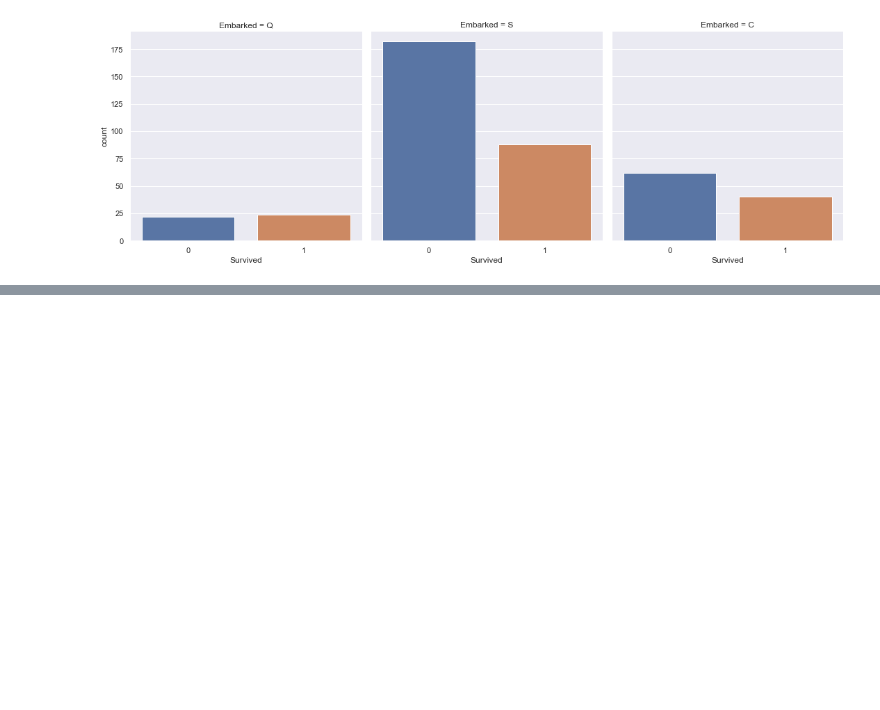
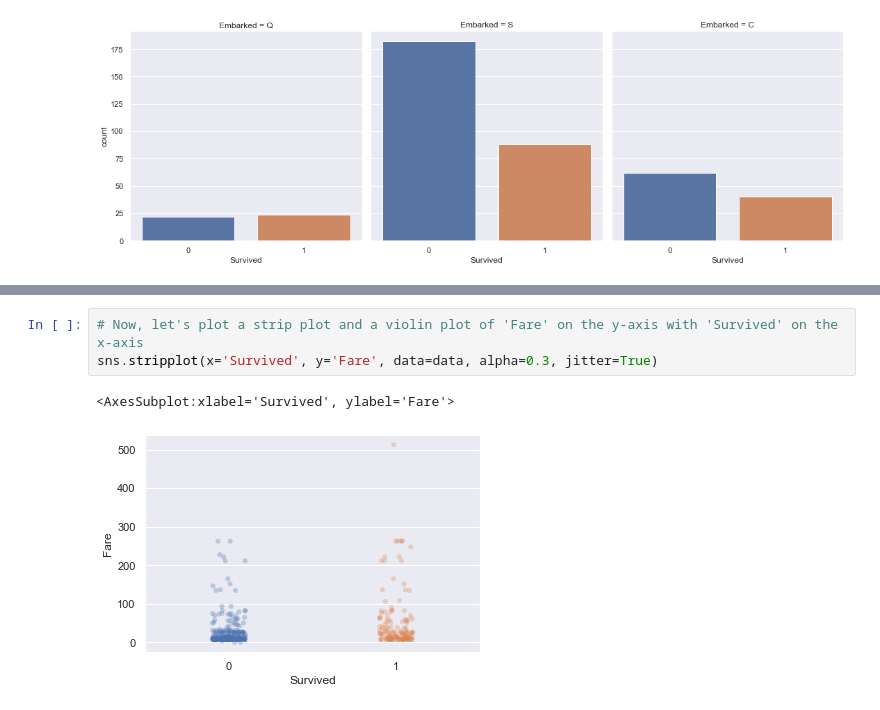
Before and after one commit to Priyanshi-Tyagi25/EDA-on-Titanic-dataset, a Jupyter notebook: EDA on Titanic dataset.ipynb, the cells around one changed output, grey strips where cells are left out. Drawn from its saved outputs; the diff is of its cells as text; blank space fills up the shorter version.

```diff
--- a/EDA on Titanic dataset.ipynb
+++ b/EDA on Titanic dataset.ipynb
@@ -101,0 +123,6 @@ sns.catplot(x='Survived', col='Embarked', kind='count', data=data);
+# %%
+# Now, let's plot a strip plot and a violin plot of 'Fare' on the y-axis with 'Survived' on the x-axis
+sns.stripplot(x='Survived', y='Fare', data=data, alpha=0.3, jitter=True)
+# %% [output]
+<AxesSubplot:xlabel='Survived', ylabel='Fare'>
+[figure, added]
```
Also changed, not shown: parts of 7 cells of this notebook.
